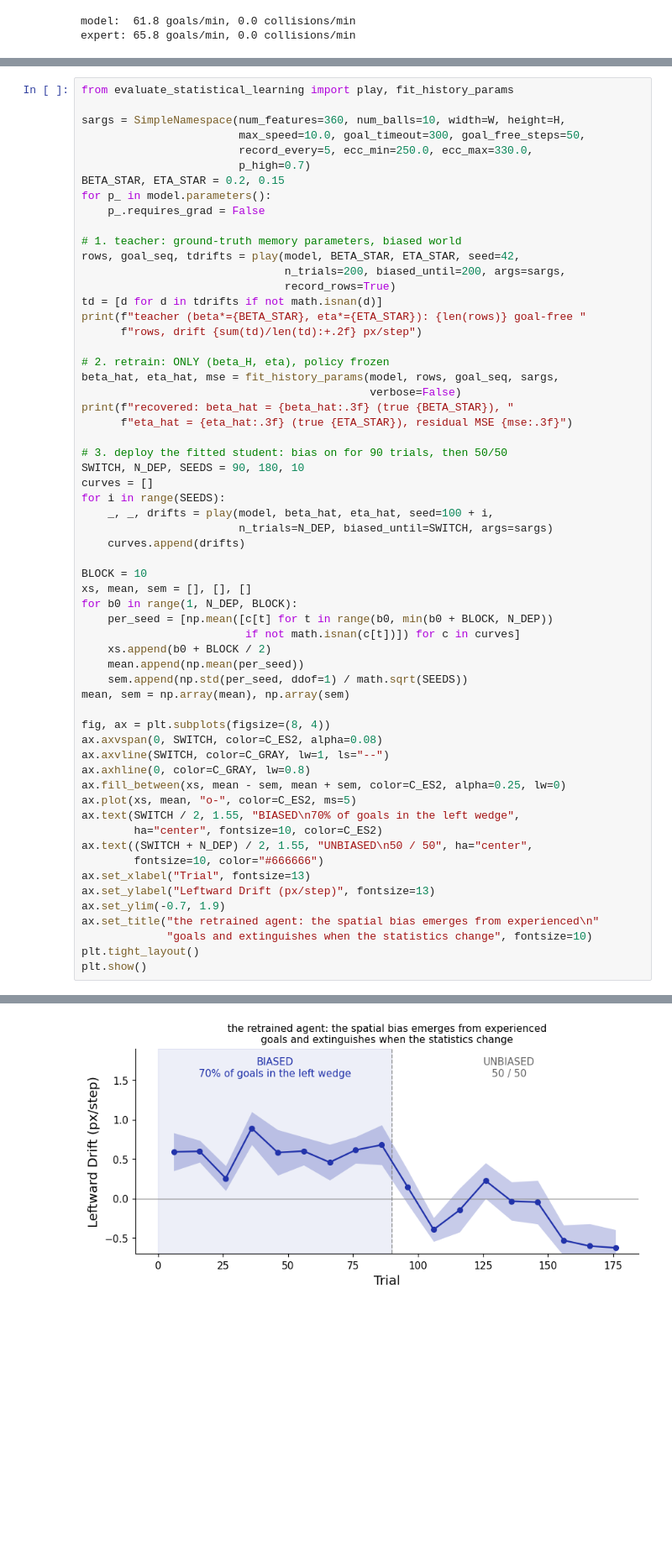
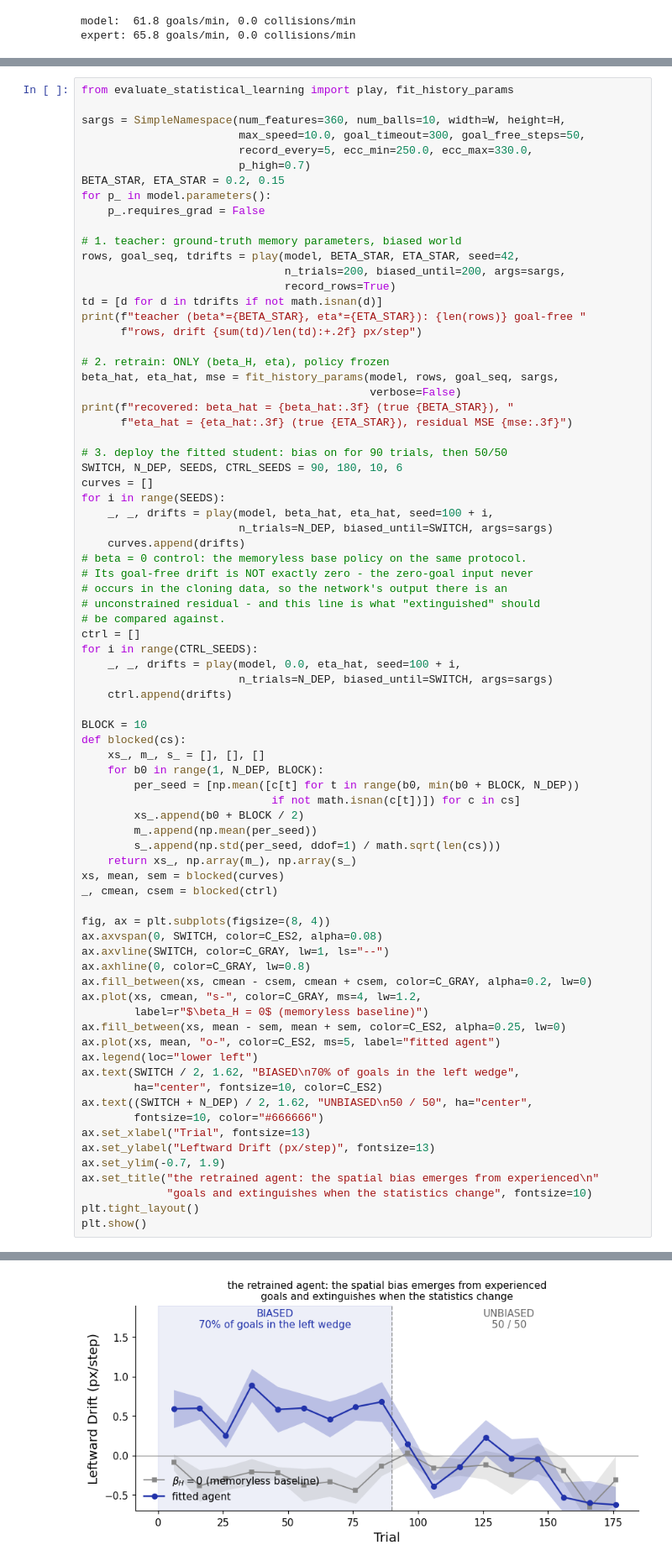
Before and after one commit to HanZhang-psych/Ego-Spatial-Sense, a Jupyter notebook: 2D-Escaping-Ball/tutorial_action_agent.ipynb, the cells around one changed output, grey strips where cells are left out. Shown at 84% size. Drawn from its saved outputs; the diff is of its cells as text; blank space fills up the shorter version.

```diff
--- a/2D-Escaping-Ball/tutorial_action_agent.ipynb
+++ b/2D-Escaping-Ball/tutorial_action_agent.ipynb
@@ -563,46 +563,63 @@ beta_hat, eta_hat, mse = fit_history_params(model, rows, goal_seq, sargs,
                                             verbose=False)
 print(f"recovered: beta_hat = {beta_hat:.3f} (true {BETA_STAR}), "
       f"eta_hat = {eta_hat:.3f} (true {ETA_STAR}), residual MSE {mse:.3f}")
 
 # 3. deploy the fitted student: bias on for 90 trials, then 50/50
-SWITCH, N_DEP, SEEDS = 90, 180, 10
+SWITCH, N_DEP, SEEDS, CTRL_SEEDS = 90, 180, 10, 6
 curves = []
 for i in range(SEEDS):
     _, _, drifts = play(model, beta_hat, eta_hat, seed=100 + i,
                         n_trials=N_DEP, biased_until=SWITCH, args=sargs)
     curves.append(drifts)
+# beta = 0 control: the memoryless base policy on the same protocol.
+# Its goal-free drift is NOT exactly zero - the zero-goal input never
+# occurs in the cloning data, so the network's output there is an
+# unconstrained residual - and this line is what "extinguished" should
+# be compared against.
+ctrl = []
+for i in range(CTRL_SEEDS):
+    _, _, drifts = play(model, 0.0, eta_hat, seed=100 + i,
+                        n_trials=N_DEP, biased_until=SWITCH, args=sargs)
+    ctrl.append(drifts)
 
 BLOCK = 10
-xs, mean, sem = [], [], []
-for b0 in range(1, N_DEP, BLOCK):
-    per_seed = [np.mean([c[t] for t in range(b0, min(b0 + BLOCK, N_DEP))
-                         if not math.isnan(c[t])]) for c in curves]
-    xs.append(b0 + BLOCK / 2)
-    mean.append(np.mean(per_seed))
-    sem.append(np.std(per_seed, ddof=1) / math.sqrt(SEEDS))
-mean, sem = np.array(mean), np.array(sem)
+def blocked(cs):
+    xs_, m_, s_ = [], [], []
+    for b0 in range(1, N_DEP, BLOCK):
+        per_seed = [np.mean([c[t] for t in range(b0, min(b0 + BLOCK, N_DEP))
+                             if not math.isnan(c[t])]) for c in cs]
+        xs_.append(b0 + BLOCK / 2)
+        m_.append(np.mean(per_seed))
+        s_.append(np.std(per_seed, ddof=1) / math.sqrt(len(cs)))
+    return xs_, np.array(m_), np.array(s_)
+xs, mean, sem = blocked(curves)
+_, cmean, csem = blocked(ctrl)
 
 fig, ax = plt.subplots(figsize=(8, 4))
 ax.axvspan(0, SWITCH, color=C_ES2, alpha=0.08)
 ax.axvline(SWITCH, color=C_GRAY, lw=1, ls="--")
 ax.axhline(0, color=C_GRAY, lw=0.8)
+ax.fill_between(xs, cmean - csem, cmean + csem, color=C_GRAY, alpha=0.2, lw=0)
+ax.plot(xs, cmean, "s-", color=C_GRAY, ms=4, lw=1.2,
+        label=r"$\beta_H = 0$ (memoryless baseline)")
 ax.fill_between(xs, mean - sem, mean + sem, color=C_ES2, alpha=0.25, lw=0)
-ax.plot(xs, mean, "o-", color=C_ES2, ms=5)
-ax.text(SWITCH / 2, 1.55, "BIASED\n70% of goals in the left wedge",
+ax.plot(xs, mean, "o-", color=C_ES2, ms=5, label="fitted agent")
+ax.legend(loc="lower left")
+ax.text(SWITCH / 2, 1.62, "BIASED\n70% of goals in the left wedge",
         ha="center", fontsize=10, color=C_ES2)
-ax.text((SWITCH + N_DEP) / 2, 1.55, "UNBIASED\n50 / 50", ha="center",
+ax.text((SWITCH + N_DEP) / 2, 1.62, "UNBIASED\n50 / 50", ha="center",
         fontsize=10, color="#666666")
 ax.set_xlabel("Trial", fontsize=13)
 ax.set_ylabel("Leftward Drift (px/step)", fontsize=13)
 ax.set_ylim(-0.7, 1.9)
 ax.set_title("the retrained agent: the spatial bias emerges from experienced\n"
              "goals and extinguishes when the statistics change", fontsize=10)
 plt.tight_layout()
 plt.show()
 # %% [output]
 teacher (beta*=0.2, eta*=0.15): 1990 goal-free rows, drift +0.65 px/step
 recovered: beta_hat = 0.200 (true 0.2), eta_hat = 0.150 (true 0.15), residual MSE 1.060
-[figure, old version]
+[figure, new version]
 # %% [markdown]
 Three results in one chain (ledger, `evaluate_statistical_learning.py`).
 **Recovery is exact**: with the network frozen, the two history scalars
```
Also changed, not shown: parts of 1 cell of this notebook.
